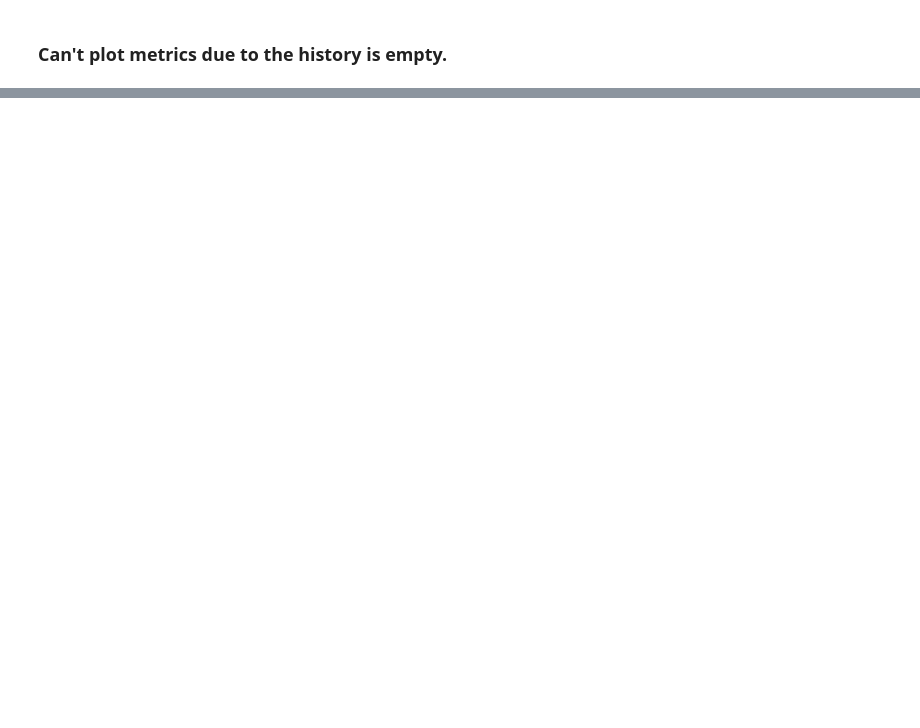
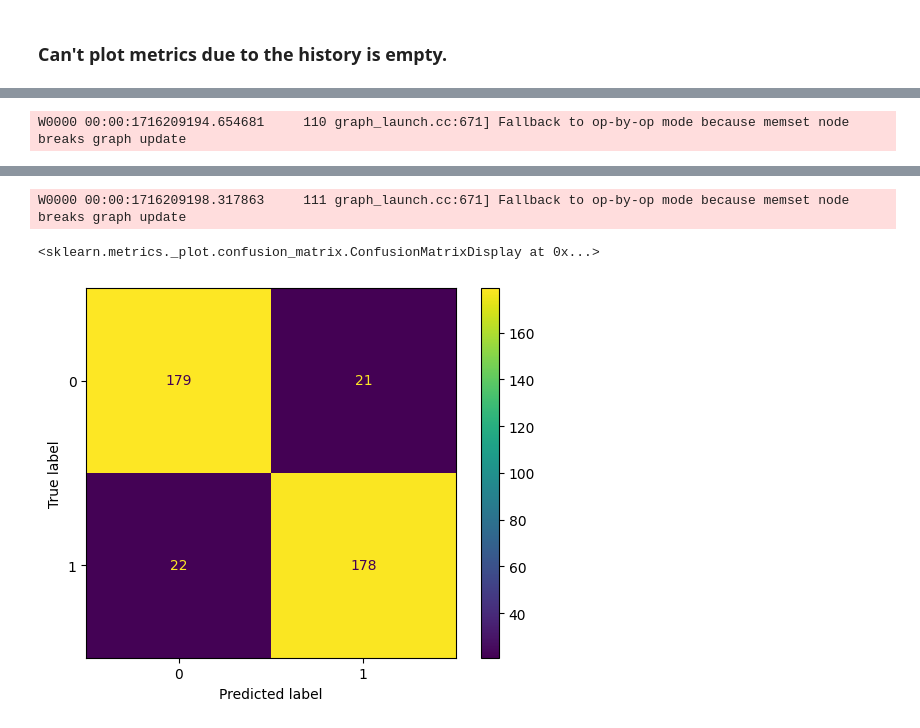
Before and after one commit to MiltonOberg/Artificial_Intelligence2-Milton-OPA23, a Jupyter notebook: labb_2/labb.ipynb, the cells around one changed output, grey strips where cells are left out. Drawn from its saved outputs; the diff is of its cells as text; code cells hidden in the pictures; blank space fills up the shorter version.

```diff
--- a/labb_2/labb.ipynb
+++ b/labb_2/labb.ipynb
@@ -554,0 +580,8 @@ NameError: name 'Adam' is not defined
+# %%
+xception_model_1.fit(
+    scaled_X_train,
+    y_train,
+    epochs= 50,
+    callbacks= [early_stopper],
+    validation_data= (scaled_X_val, y_val),
+)
@@ -554,0 +616,6 @@ NameError: name 'Adam' is not defined
+# %%
+y_pred= xception_model_1.predict(scaled_X_val)
+y_pred[:5]
+cm= confusion_matrix(y_val, y_pred > .5)
+ConfusionMatrixDisplay(cm).plot()
+# %% [output]
@@ -554,0 +623 @@ NameError: name 'Adam' is not defined
+W0000 00:00:1716209194.654681     110 graph_launch.cc:671] Fallback to op-by-op mode because memset node breaks graph update
@@ -554,0 +625,3 @@ NameError: name 'Adam' is not defined
+W0000 00:00:1716209198.317863     111 graph_launch.cc:671] Fallback to op-by-op mode because memset node breaks graph update
+<sklearn.metrics._plot.confusion_matrix.ConfusionMatrixDisplay at 0x...>
+[figure, added]
```
Also changed, not shown: parts of 25 cells of this notebook, 2 other files.
